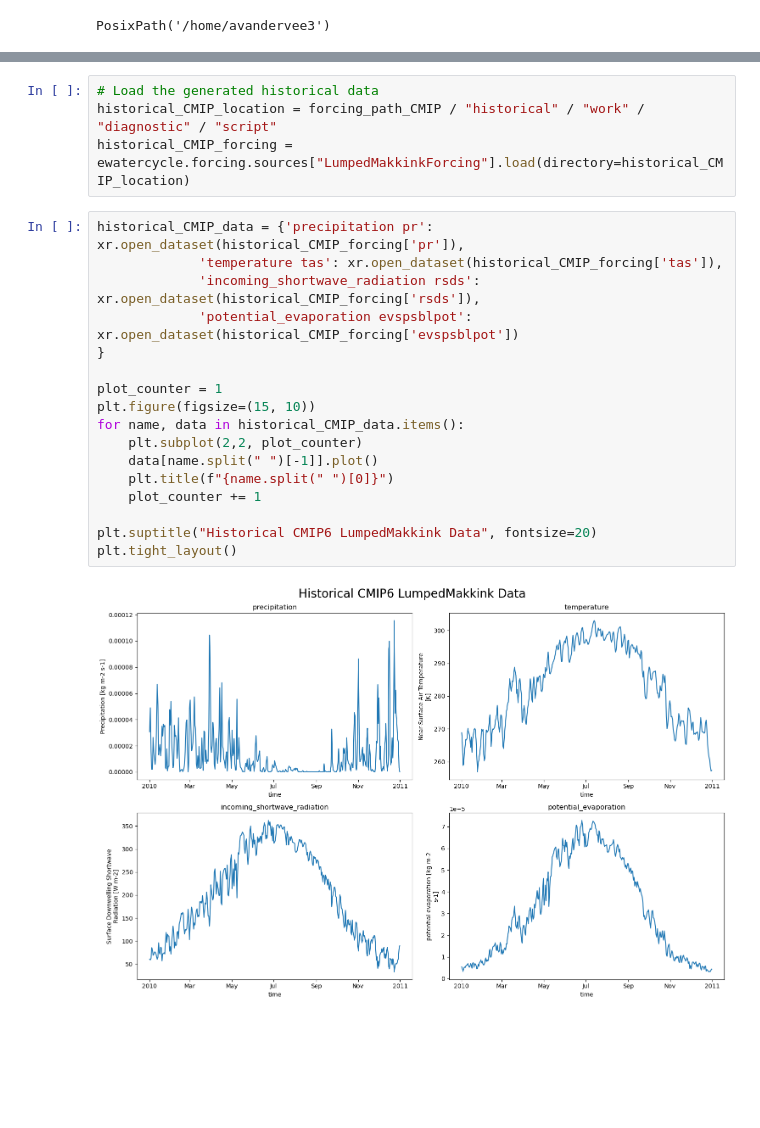
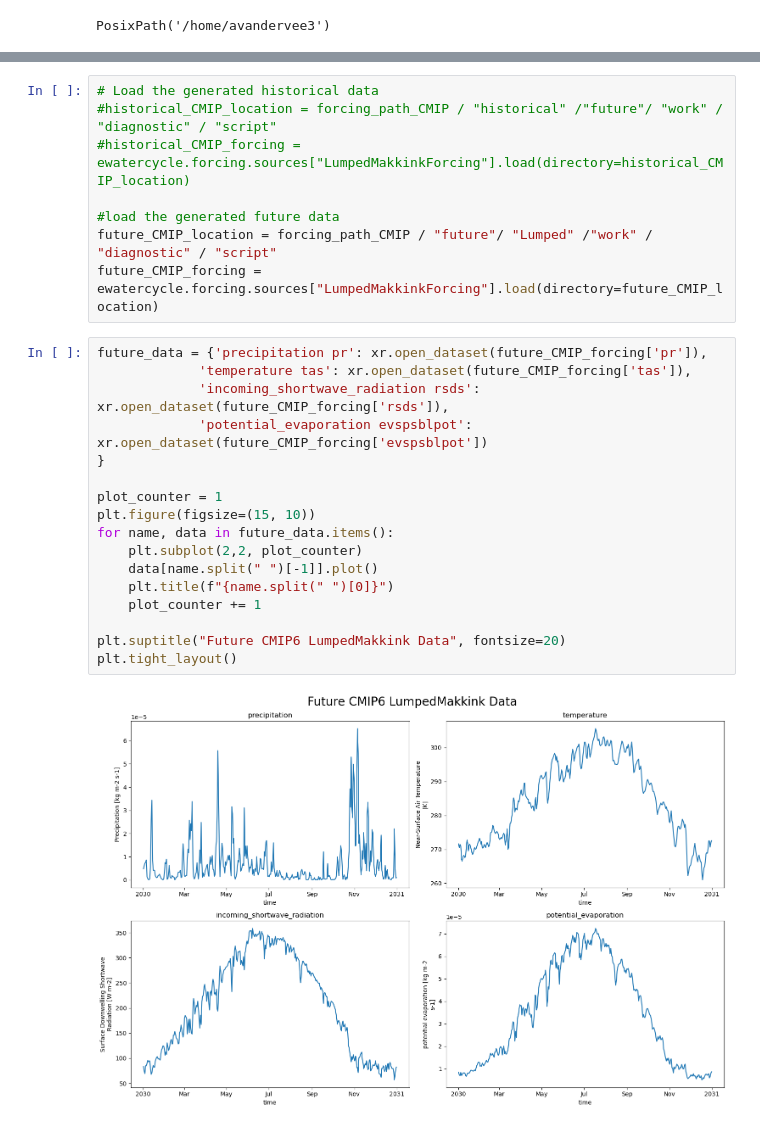
Before and after one commit to andrevdv/MSc_AralSea, a Jupyter notebook: book/thesis_projects/MSc/2025_Q1_AndreVanDerVeen_CEG/work_in_progress/Test_Aral/Aral_Forcing_CMIP.ipynb, the cells around one changed output, grey strips where cells are left out. Cells and saved outputs as stored; diff of their text form; blank space fills up the shorter version.

```diff
--- a/book/thesis_projects/MSc/2025_Q1_AndreVanDerVeen_CEG/work_in_progress/Test_Aral/Aral_Forcing_CMIP.ipynb
+++ b/book/thesis_projects/MSc/2025_Q1_AndreVanDerVeen_CEG/work_in_progress/Test_Aral/Aral_Forcing_CMIP.ipynb
@@ -57,27 +67,31 @@ CMIP_forcing = ewatercycle.forcing.sources["LumpedMakkinkForcing"].generate(
 )
 # %%
 # Load the generated historical data
-historical_CMIP_location = forcing_path_CMIP / "historical" / "work" / "diagnostic" / "script"
-historical_CMIP_forcing = ewatercycle.forcing.sources["LumpedMakkinkForcing"].load(directory=historical_CMIP_location)
+#historical_CMIP_location = forcing_path_CMIP / "historical" /"future"/ "work" / "diagnostic" / "script"
+#historical_CMIP_forcing = ewatercycle.forcing.sources["LumpedMakkinkForcing"].load(directory=historical_CMIP_location)
+
+#load the generated future data
+future_CMIP_location = forcing_path_CMIP / "future"/ "Lumped" /"work" / "diagnostic" / "script"
+future_CMIP_forcing = ewatercycle.forcing.sources["LumpedMakkinkForcing"].load(directory=future_CMIP_location)
 # %%
-historical_CMIP_data = {'precipitation pr': xr.open_dataset(historical_CMIP_forcing['pr']),
-             'temperature tas': xr.open_dataset(historical_CMIP_forcing['tas']),
-             'incoming_shortwave_radiation rsds': xr.open_dataset(historical_CMIP_forcing['rsds']),
-             'potential_evaporation evspsblpot': xr.open_dataset(historical_CMIP_forcing['evspsblpot'])
+future_data = {'precipitation pr': xr.open_dataset(future_CMIP_forcing['pr']),
+             'temperature tas': xr.open_dataset(future_CMIP_forcing['tas']),
+             'incoming_shortwave_radiation rsds': xr.open_dataset(future_CMIP_forcing['rsds']),
+             'potential_evaporation evspsblpot': xr.open_dataset(future_CMIP_forcing['evspsblpot'])
 }
 
 plot_counter = 1
 plt.figure(figsize=(15, 10))
-for name, data in historical_CMIP_data.items():
+for name, data in future_data.items():
     plt.subplot(2,2, plot_counter)
     data[name.split(" ")[-1]].plot()
     plt.title(f"{name.split(" ")[0]}")
     plot_counter += 1
 
-plt.suptitle("Historical CMIP6 LumpedMakkink Data", fontsize=20)
+plt.suptitle("Future CMIP6 LumpedMakkink Data", fontsize=20)
 plt.tight_layout()
 # %% [output]
-[figure, old version]
+[figure, new version]
 # %%
 esmvaltool_padding = 2
 
```
Also changed, not shown: parts of 14 cells of this notebook, 7 other files.
